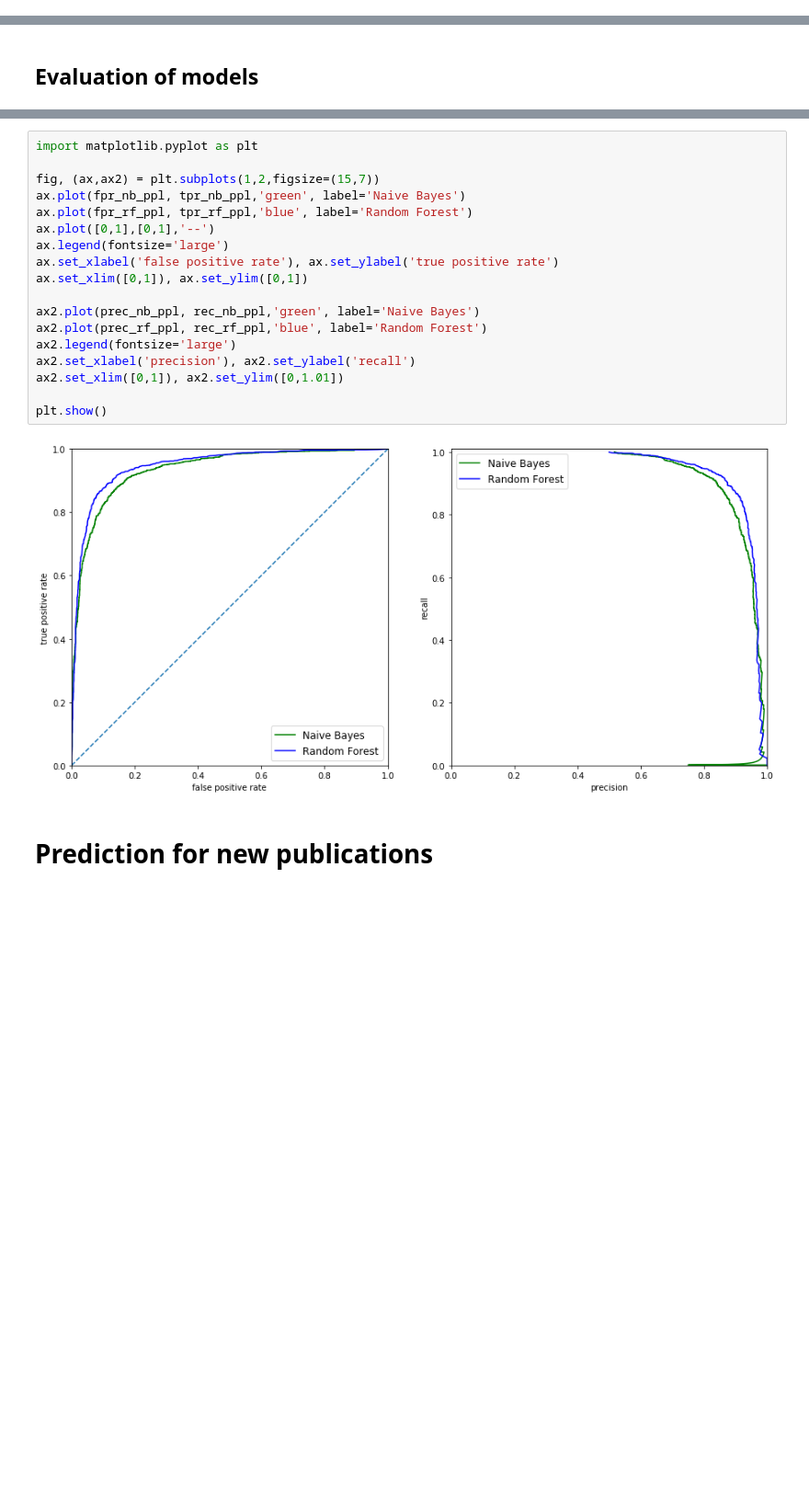
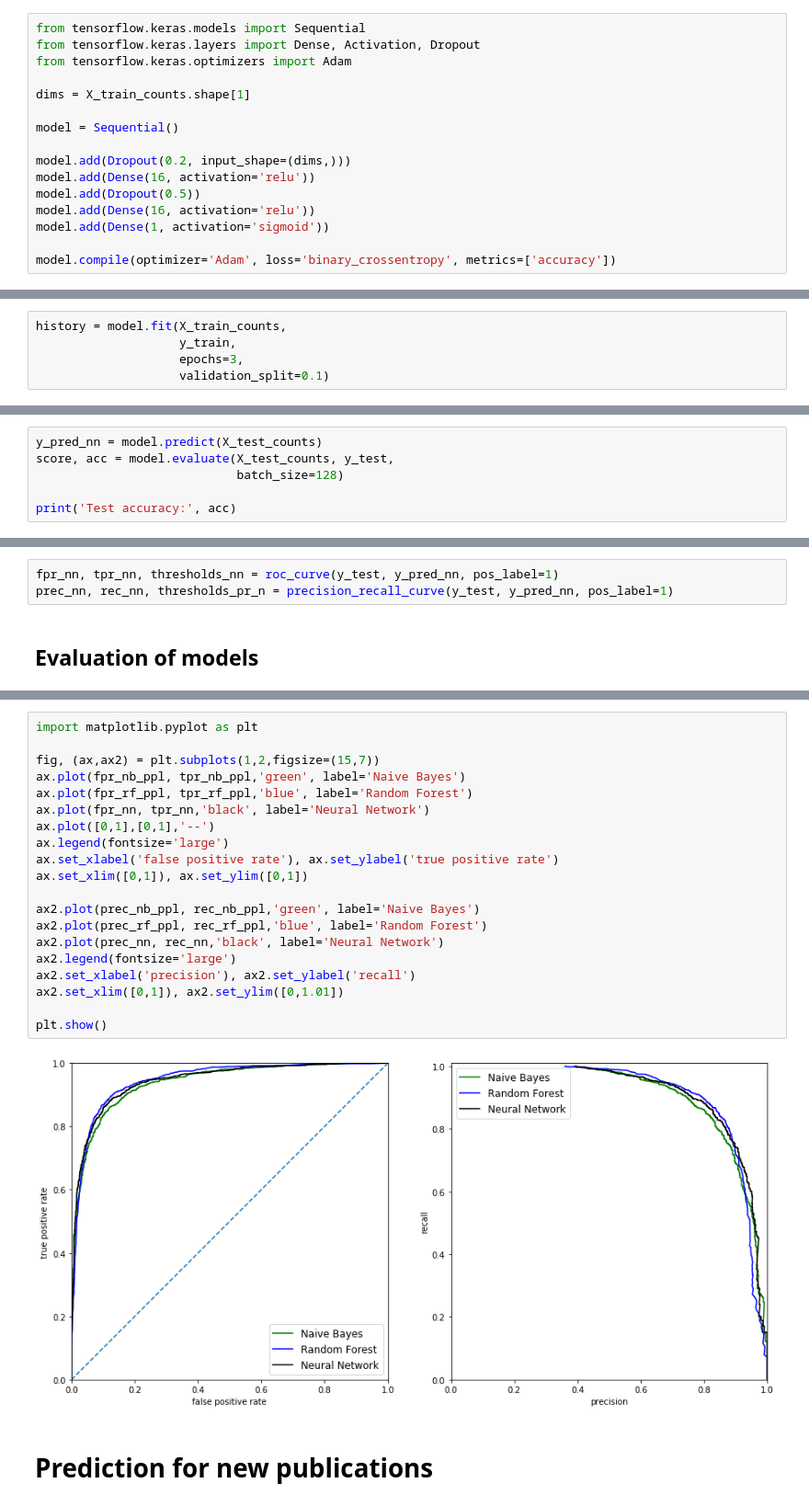
Before and after one commit to nanohanno/Sc-article-recommender, a Jupyter notebook: Yangon.ipynb, the cells around one changed output, grey strips where cells are left out. Shown: that part at 92% size. Saved outputs shown, nothing was run; the diff lists cells and outputs as text; blank space fills up the shorter version.

Commit message:
added neural network

```diff
--- a/Yangon.ipynb
+++ b/Yangon.ipynb
@@ -443,0 +473,16 @@ prec_rf_ppl, rec_rf_ppl, thresholds_pr_rf_ppl = precision_recall_curve(y_test, r
+# %%
+from tensorflow.keras.models import Sequential
+from tensorflow.keras.layers import Dense, Activation, Dropout
+from tensorflow.keras.optimizers import Adam
+
+dims = X_train_counts.shape[1]
+
+model = Sequential()
+
+model.add(Dropout(0.2, input_shape=(dims,)))
+model.add(Dense(16, activation='relu'))
+model.add(Dropout(0.5))
+model.add(Dense(16, activation='relu'))
+model.add(Dense(1, activation='sigmoid'))
+
+model.compile(optimizer='Adam', loss='binary_crossentropy', metrics=['accuracy'])
@@ -443,0 +509,5 @@ prec_rf_ppl, rec_rf_ppl, thresholds_pr_rf_ppl = precision_recall_curve(y_test, r
+# %%
+history = model.fit(X_train_counts,
+                    y_train,
+                    epochs=3,
+                    validation_split=0.1)
@@ -443,0 +533,6 @@ prec_rf_ppl, rec_rf_ppl, thresholds_pr_rf_ppl = precision_recall_curve(y_test, r
+# %%
+y_pred_nn = model.predict(X_test_counts)
+score, acc = model.evaluate(X_test_counts, y_test,
+                            batch_size=128)
+
+print('Test accuracy:', acc)
@@ -444,3 +555,6 @@ prec_rf_ppl, rec_rf_ppl, thresholds_pr_rf_ppl = precision_recall_curve(y_test, r
+# %%
+fpr_nn, tpr_nn, thresholds_nn = roc_curve(y_test, y_pred_nn, pos_label=1)
+prec_nn, rec_nn, thresholds_pr_n = precision_recall_curve(y_test, y_pred_nn, pos_label=1)
 # %% [markdown]
 ## Evaluation of models
 # %% [markdown]
@@ -448,23 +562,25 @@ For an evaluation of the two classifiers the ROC curve is helpful, showing the f
 # %%
 import matplotlib.pyplot as plt
 
 fig, (ax,ax2) = plt.subplots(1,2,figsize=(15,7))
 ax.plot(fpr_nb_ppl, tpr_nb_ppl,'green', label='Naive Bayes')
 ax.plot(fpr_rf_ppl, tpr_rf_ppl,'blue', label='Random Forest')
+ax.plot(fpr_nn, tpr_nn,'black', label='Neural Network')
 ax.plot([0,1],[0,1],'--')
 ax.legend(fontsize='large')
 ax.set_xlabel('false positive rate'), ax.set_ylabel('true positive rate')
 ax.set_xlim([0,1]), ax.set_ylim([0,1])
 
 ax2.plot(prec_nb_ppl, rec_nb_ppl,'green', label='Naive Bayes')
 ax2.plot(prec_rf_ppl, rec_rf_ppl,'blue', label='Random Forest')
+ax2.plot(prec_nn, rec_nn,'black', label='Neural Network')
 ax2.legend(fontsize='large')
 ax2.set_xlabel('precision'), ax2.set_ylabel('recall')
 ax2.set_xlim([0,1]), ax2.set_ylim([0,1.01])
 
 plt.show()
 # %% [output]
-[figure, old version]
+[figure, new version]
 # %% [markdown]
 # Prediction for new publications
 # %% [markdown]
```
Also changed, not shown: parts of 28 cells of this notebook.
